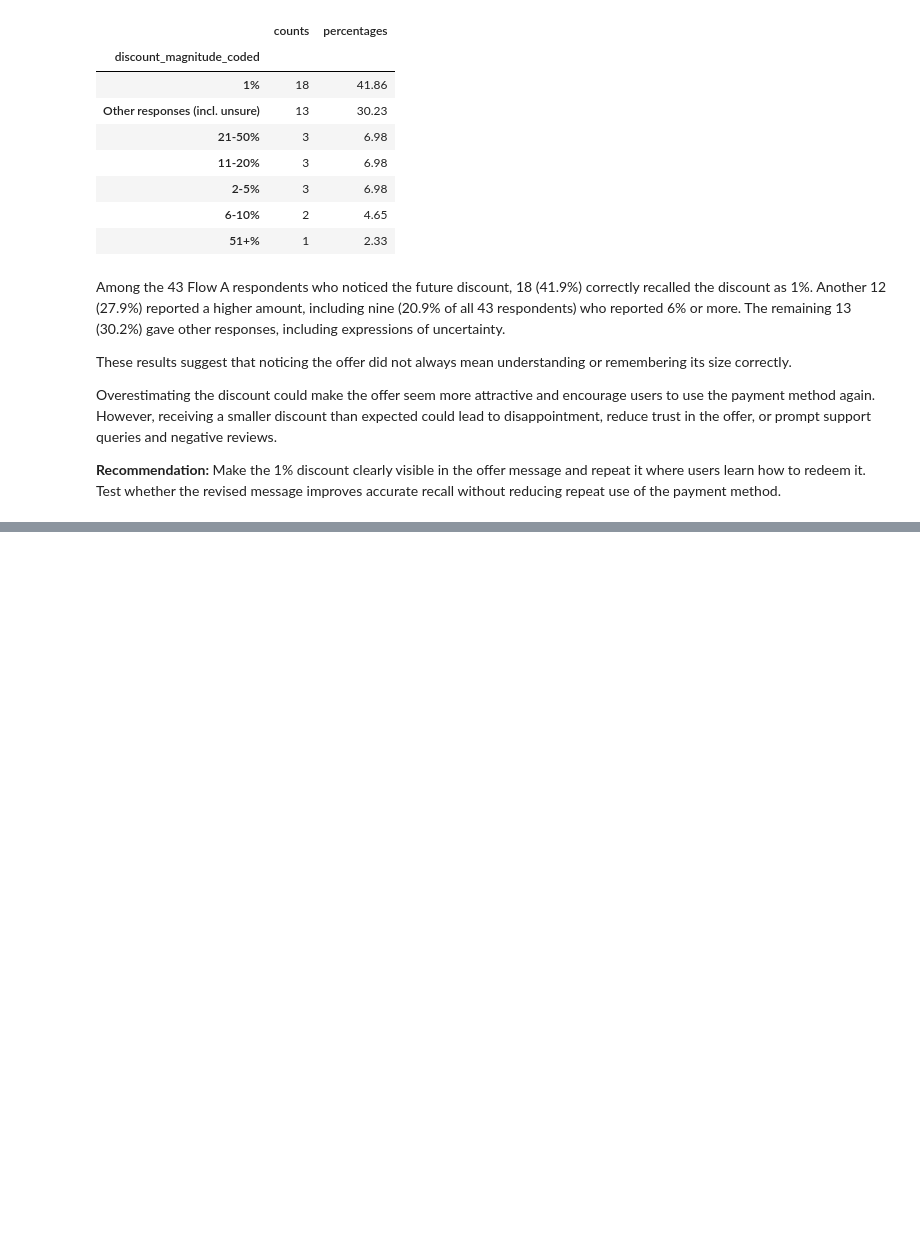
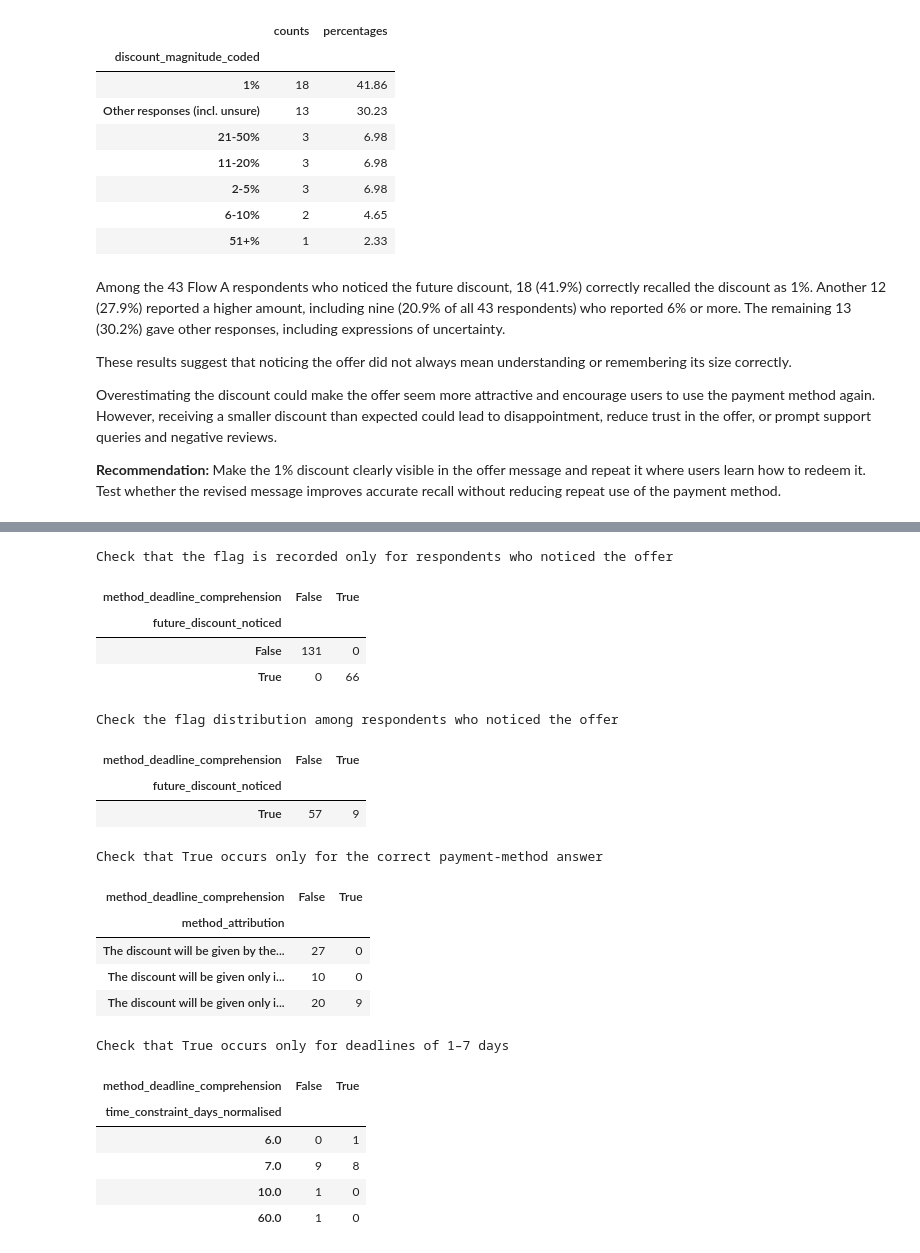
Before and after one commit to elena-kolo/payment-flow-experimentation-analysis, a Jupyter notebook: notebooks/03_prototype_analysis.ipynb, the cells around one changed output, grey strips where cells are left out. Drawn from its saved outputs; the diff is of its cells as text; code cells hidden in the pictures; blank space fills up the shorter version.

```diff
--- a/notebooks/03_prototype_analysis.ipynb
+++ b/notebooks/03_prototype_analysis.ipynb
@@ -1269,0 +1282,48 @@ Overestimating the discount could make the offer seem more attractive and encour
+# %%
+# flag joint method and deadline comprehension across both flows.
+# keep missing values for respondents who did not notice the future discount.
+df_extracted['method_deadline_comprehension'] = (
+    (
+        (df_extracted['method_attribution'] == 'The discount will be given only if the same payment method is used')
+        & df_extracted['time_constraint_days_normalised'].between(1, 7)
+    )
+    .fillna(False)
+    .astype('boolean')
+    .where(df_extracted['future_discount_noticed'] == True, pd.NA)
+)
+
+#check the result
+print('Check that the flag is recorded only for respondents who noticed the offer')
+display(pd.crosstab( df_extracted['future_discount_noticed'], df_extracted['method_deadline_comprehension'].notna()))
+
+print('Check the flag distribution among respondents who noticed the offer')
+display(pd.crosstab( df_extracted['future_discount_noticed'], df_extracted['method_deadline_comprehension']))
+
+print('Check that True occurs only for the correct payment-method answer')
+display(pd.crosstab(df_extracted['method_attribution'], df_extracted['method_deadline_comprehension'] ))
+
+print('Check that True occurs only for deadlines of 1–7 days')
+display(pd.crosstab(df_extracted['time_constraint_days_normalised'], df_extracted['method_deadline_comprehension']))
+# %% [output]
+Check that the flag is recorded only for respondents who noticed the offer
+| method_deadline_comprehension | False | True |
+| future_discount_noticed |  |  |
+| False | 131 | 0 |
+| True | 0 | 66 |
+Check the flag distribution among respondents who noticed the offer
+| method_deadline_comprehension | False | True |
+| future_discount_noticed |  |  |
+| True | 57 | 9 |
+Check that True occurs only for the correct payment-method answer
+| method_deadline_comprehension | False | True |
+| method_attribution |  |  |
+| The discount will be given by the... | 27 | 0 |
+| The discount will be given only i... | 10 | 0 |
+| The discount will be given only i... | 20 | 9 |
+Check that True occurs only for deadlines of 1–7 days
+| method_deadline_comprehension | False | True |
+| time_constraint_days_normalised |  |  |
+| 6.0 | 0 | 1 |
+| 7.0 | 9 | 8 |
+| 10.0 | 1 | 0 |
+| 60.0 | 1 | 0 |
```
Also changed, not shown: parts of 8 cells of this notebook.
